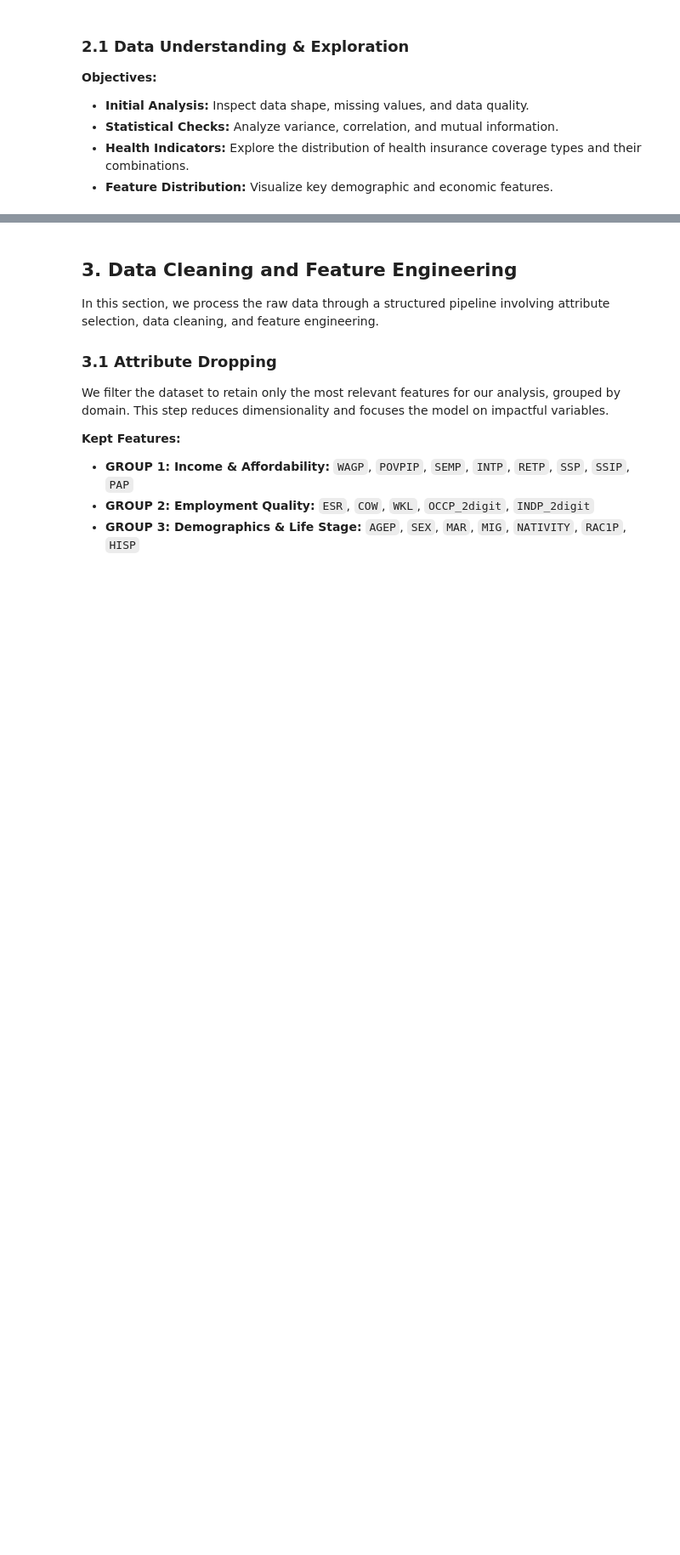
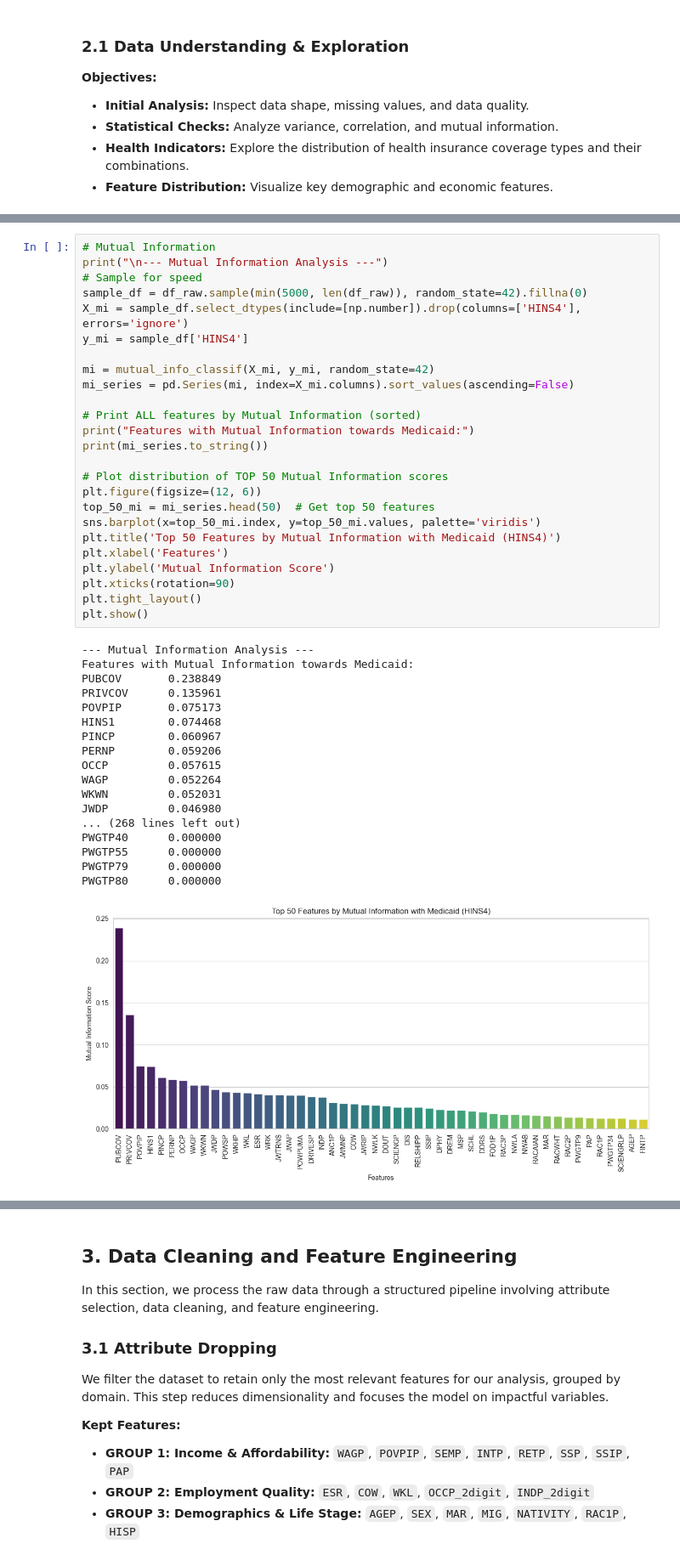
Before and after one commit to UnicornnGrg/AppliedMachineLearning, a Jupyter notebook: Project_Report.ipynb, the cells around one changed output, grey strips where cells are left out. Shown: that part at 85% size. Drawn from its saved outputs; the diff is of its cells as text; blank space fills up the shorter version.

```diff
--- a/Project_Report.ipynb
+++ b/Project_Report.ipynb
@@ -49 +166,45 @@ os.makedirs(OUTPUT_DIR, exist_ok=True)
+# %%
+# Mutual Information
+print("\n--- Mutual Information Analysis ---")
+# Sample for speed
+sample_df = df_raw.sample(min(5000, len(df_raw)), random_state=42).fillna(0)
+X_mi = sample_df.select_dtypes(include=[np.number]).drop(columns=['HINS4'], errors='ignore')
+y_mi = sample_df['HINS4']
+
+mi = mutual_info_classif(X_mi, y_mi, random_state=42)
+mi_series = pd.Series(mi, index=X_mi.columns).sort_values(ascending=False)
+
+# Print ALL features by Mutual Information (sorted)
+print("Features with Mutual Information towards Medicaid:")
+print(mi_series.to_string())
+
+# Plot distribution of TOP 50 Mutual Information scores
+plt.figure(figsize=(12, 6))
+top_50_mi = mi_series.head(50)  # Get top 50 features
+sns.barplot(x=top_50_mi.index, y=top_50_mi.values, palette='viridis')
+plt.title('Top 50 Features by Mutual Information with Medicaid (HINS4)')
+plt.xlabel('Features')
+plt.ylabel('Mutual Information Score')
+plt.xticks(rotation=90)
+plt.tight_layout()
+plt.show()
+# %% [output]
+--- Mutual Information Analysis ---
+Features with Mutual Information towards Medicaid:
+PUBCOV       0.238849
+PRIVCOV      0.135961
+POVPIP       0.075173
+HINS1        0.074468
+PINCP        0.060967
+PERNP        0.059206
+OCCP         0.057615
+WAGP         0.052264
+WKWN         0.052031
+JWDP         0.046980
+... (268 lines left out)
+PWGTP40      0.000000
+PWGTP55      0.000000
+PWGTP79      0.000000
+PWGTP80      0.000000
+[figure, added]
 # %%
```
Also changed, not shown: parts of 9 cells of this notebook.
